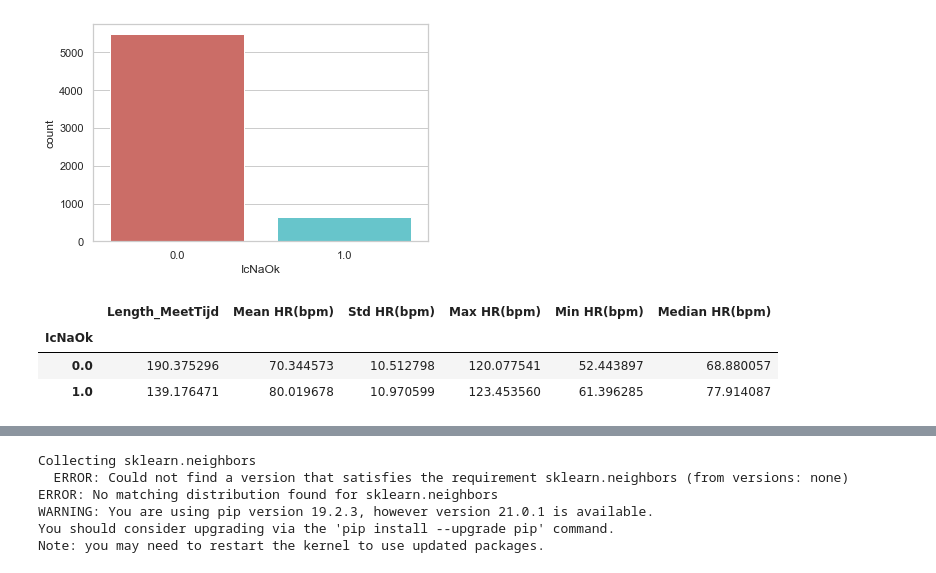
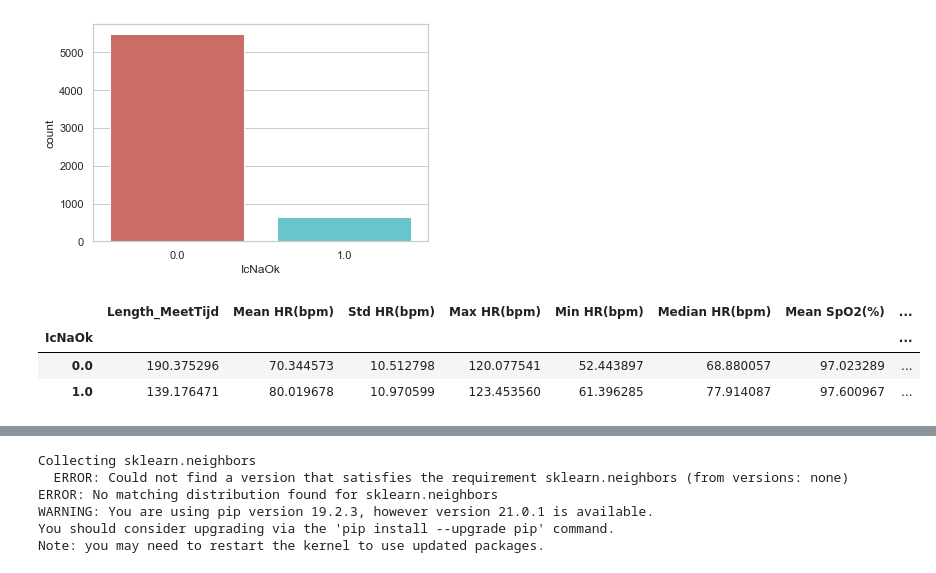
Before and after one commit to FlorisSchmidt/ML, a Jupyter notebook: MachineLearning.ipynb, the cells around one changed output, grey strips where cells are left out. Cells and saved outputs as stored; diff of their text form; code cells hidden in the pictures.

```diff
--- a/MachineLearning.ipynb
+++ b/MachineLearning.ipynb
@@ -82,3 +78,7 @@ work_df = unpickled_df[['IcNaOk', 'Length_MeetTijd', 'Mean HR(bpm)', 'Std HR(bpm
+# %%
+import pickle
+with open('no_quants.pk', 'rb') as handle:
+    interpol_data = pickle.load(handle)
 # %%
 pip install sklearn
 # %% [output]
@@ -127,11 +131,11 @@ plt.show()
 # %% [output]
 [figure]
 # %%
-work_df.groupby('IcNaOk').mean()
+interpol_data.groupby('IcNaOk').mean()
 # %% [output]
-|  | Length_MeetTijd | Mean HR(bpm) | Std HR(bpm) | Max HR(bpm) | Min HR(bpm) | Median HR(bpm) |
-| IcNaOk |  |  |  |  |  |  |
-| 0.0 | 190.375296 | 70.344573 | 10.512798 | 120.077541 | 52.443897 | 68.880057 |
-| 1.0 | 139.176471 | 80.019678 | 10.970599 | 123.453560 | 61.396285 | 77.914087 |
+|  | Length_MeetTijd | Mean HR(bpm) | Std HR(bpm) | Max HR(bpm) | Min HR(bpm) | Median HR(bpm) | Mean SpO2(%) | ... |
+| IcNaOk |  |  |  |  |  |  |  | ... |
+| 0.0 | 190.375296 | 70.344573 | 10.512798 | 120.077541 | 52.443897 | 68.880057 | 97.023289 | ... |
+| 1.0 | 139.176471 | 80.019678 | 10.970599 | 123.453560 | 61.396285 | 77.914087 | 97.600967 | ... |
 # %%
 
```
Also changed, not shown: parts of 15 cells of this notebook, 2 other files.
